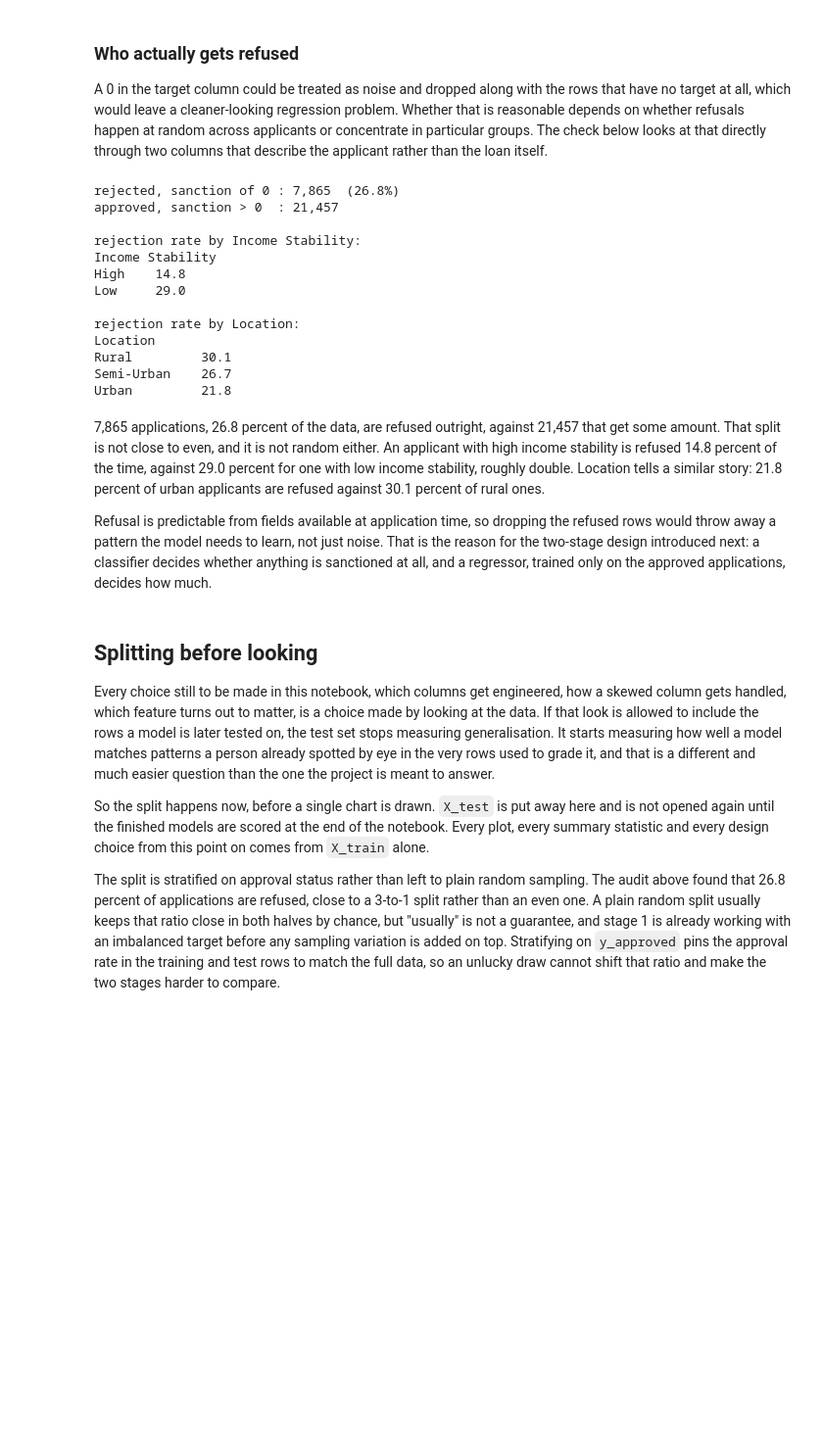
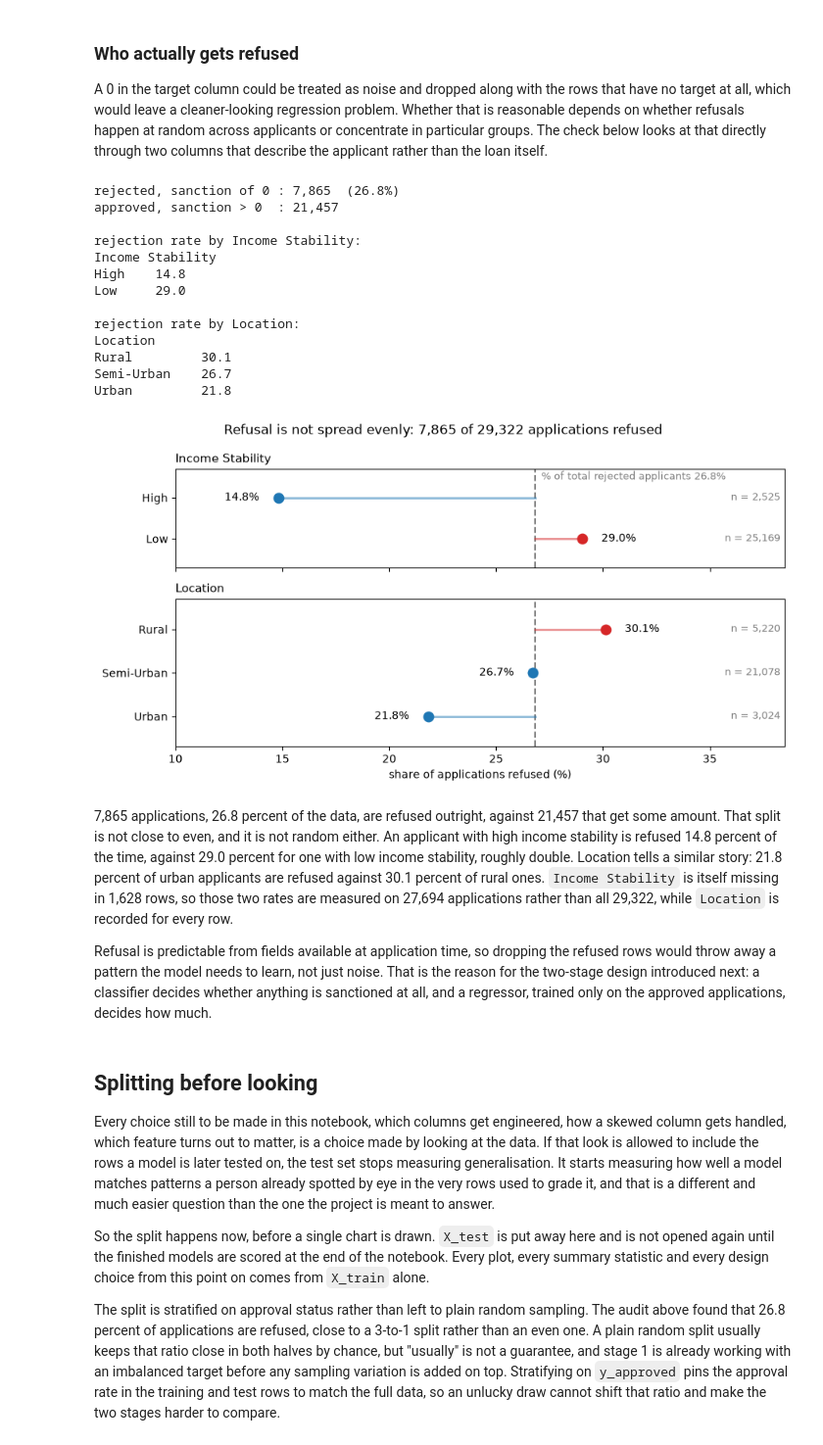
Before and after one commit to kushalkrishnappa/fai-final-project-2026, a Jupyter notebook: src/LoanSanctionAmountEstimation.ipynb, the cells around one changed output. Shown at 98% size. Cells and saved outputs as stored; diff of their text form; code cells hidden in the pictures; blank space fills up the shorter version.

```diff
--- a/src/LoanSanctionAmountEstimation.ipynb
+++ b/src/LoanSanctionAmountEstimation.ipynb
@@ -321,32 +335,69 @@ loan itself.
 # %%
 y_all = df["Loan Sanction Amount (USD)"]
 zero = int((y_all == 0).sum())
 print(f"rejected, sanction of 0 : {zero:,}  ({zero / len(y_all):.1%})")
 print(f"approved, sanction > 0  : {len(y_all) - zero:,}")
+
+base_rate = zero / len(y_all) * 100
+rates = {}
 for col in ["Income Stability", "Location"]:
     g = df.assign(z=(y_all == 0)).groupby(col)["z"].agg(["mean", "size"])
     print(f"\nrejection rate by {col}:\n{(g['mean'] * 100).round(1).to_string()}")
+    rates[col] = g.assign(pct=g["mean"] * 100)
+
+# Each dot is one group, the dashed line is the overall refusal rate, and the
+# stem between them is how far that group sits from it. Under the assumption
+# that refusal is random, every dot would land on the line.
+fig, axes = plt.subplots(2, 1, figsize=(9, 4.8), sharex=True,
+                         gridspec_kw={"height_ratios": [2, 3]})
+for ax, (col, g) in zip(axes, rates.items()):
+    g = g.iloc[::-1]
+    ypos = np.arange(len(g))
+    ax.axvline(base_rate, color="gray", linestyle="--", linewidth=1.5)
+    for y, pct, n in zip(ypos, g["pct"], g["size"]):
+        colour = "C3" if pct > base_rate else "C0"
+        ax.plot([base_rate, pct], [y, y], color=colour, linewidth=2, alpha=0.5)
+        ax.plot(pct, y, "o", markersize=9, color=colour)
+        side = 1 if pct > base_rate else -1
+        ax.text(pct + side * 0.9, y, f"{pct:.1f}%", va="center",
+                ha="left" if side > 0 else "right", fontsize=10)
+        ax.text(38.3, y, f"n = {n:,}", va="center", ha="right", color="gray", fontsize=9)
+    ax.set_yticks(ypos, g.index)
+    ax.set_ylim(-0.7, len(g) - 0.3)
+    ax.set_xlim(10, 38.5)
+    ax.set_title(col, loc="left", fontsize=11)
+axes[0].text(base_rate + 0.3, 1.65, f"% of total rejected applicants {base_rate:.1f}%",
+             ha="left", va="top", fontsize=9, color="gray")
+axes[1].set_xlabel("share of applications refused (%)")
+fig.suptitle(f"Refusal is not spread evenly: {zero:,} of {len(y_all):,} applications refused")
+plt.tight_layout()
+plt.savefig("../report/figures/refusal_rates.png", dpi=150, bbox_inches="tight")
+plt.show()
+plt.close(fig)
 # %% [output]
 rejected, sanction of 0 : 7,865  (26.8%)
 approved, sanction > 0  : 21,457
 
 rejection rate by Income Stability:
 Income Stability
 High    14.8
 Low     29.0
 
 rejection rate by Location:
 Location
 Rural         30.1
 Semi-Urban    26.7
 Urban         21.8
+[figure, added]
 # %% [markdown]
 7,865 applications, 26.8 percent of the data, are refused outright, against
 21,457 that get some amount. That split is not close to even, and it is not
 random either. An applicant with high income stability is refused 14.8 percent
 of the time, against 29.0 percent for one with low income stability, roughly
 double. Location tells a similar story: 21.8 percent of urban applicants are
-refused against 30.1 percent of rural ones.
+refused against 30.1 percent of rural ones. `Income Stability` is itself missing
+in 1,628 rows, so those two rates are measured on 27,694 applications rather
+than all 29,322, while `Location` is recorded for every row.
 
 Refusal is predictable from fields available at application time, so dropping
 the refused rows would throw away a pattern the model needs to learn, not just
```
Also changed, not shown: parts of 3 cells of this notebook, 2 other files.
